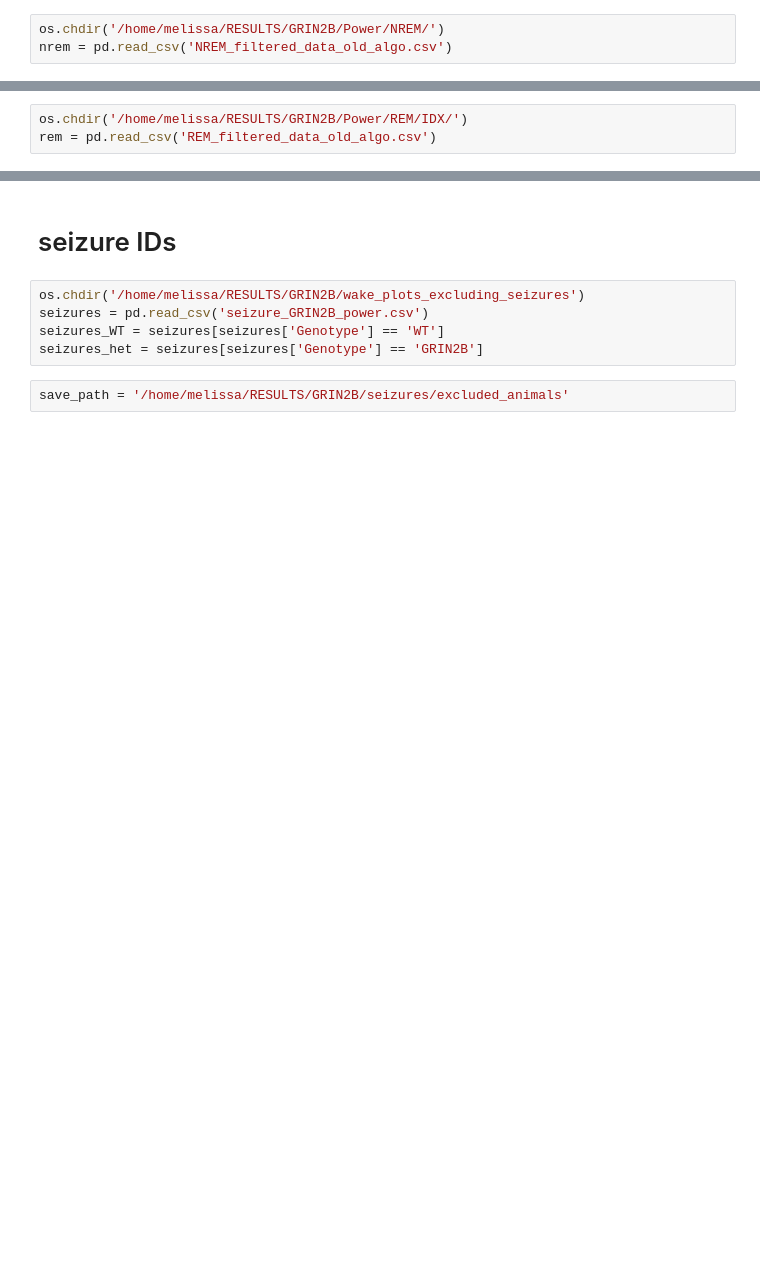
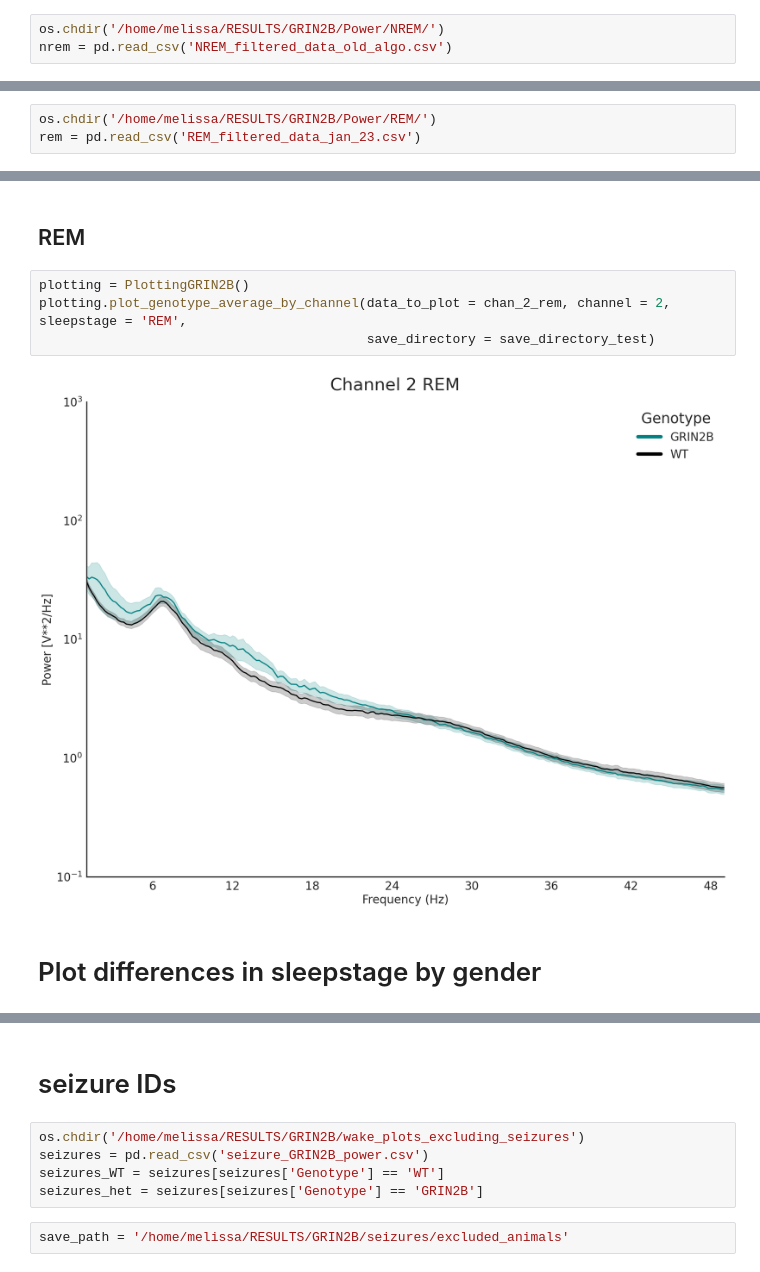
Before and after one commit to melissafasol/GRIN2B, a Jupyter notebook: notebooks/plotting_GRIN2B.ipynb, the cells around one changed output, grey strips where cells are left out. Drawn from its saved outputs; the diff is of its cells as text; blank space fills up the shorter version.

```diff
--- a/notebooks/plotting_GRIN2B.ipynb
+++ b/notebooks/plotting_GRIN2B.ipynb
@@ -107,3 +92,3 @@ nrem
 # %%
-os.chdir('/home/melissa/RESULTS/GRIN2B/Power/REM/IDX/')
-rem = pd.read_csv('REM_filtered_data_old_algo.csv')
+os.chdir('/home/melissa/RESULTS/GRIN2B/Power/REM/')
+rem = pd.read_csv('REM_filtered_data_jan_23.csv')
@@ -277,0 +164,10 @@ for channel in channel_list_plot:
+# %% [markdown]
+## REM
+# %%
+plotting = PlottingGRIN2B()
+plotting.plot_genotype_average_by_channel(data_to_plot = chan_2_rem, channel = 2, sleepstage = 'REM',
+                                          save_directory = save_directory_test)
+# %% [output]
+[figure, added]
+# %% [markdown]
+# Plot differences in sleepstage by gender
```
Also changed, not shown: parts of 45 cells of this notebook.
